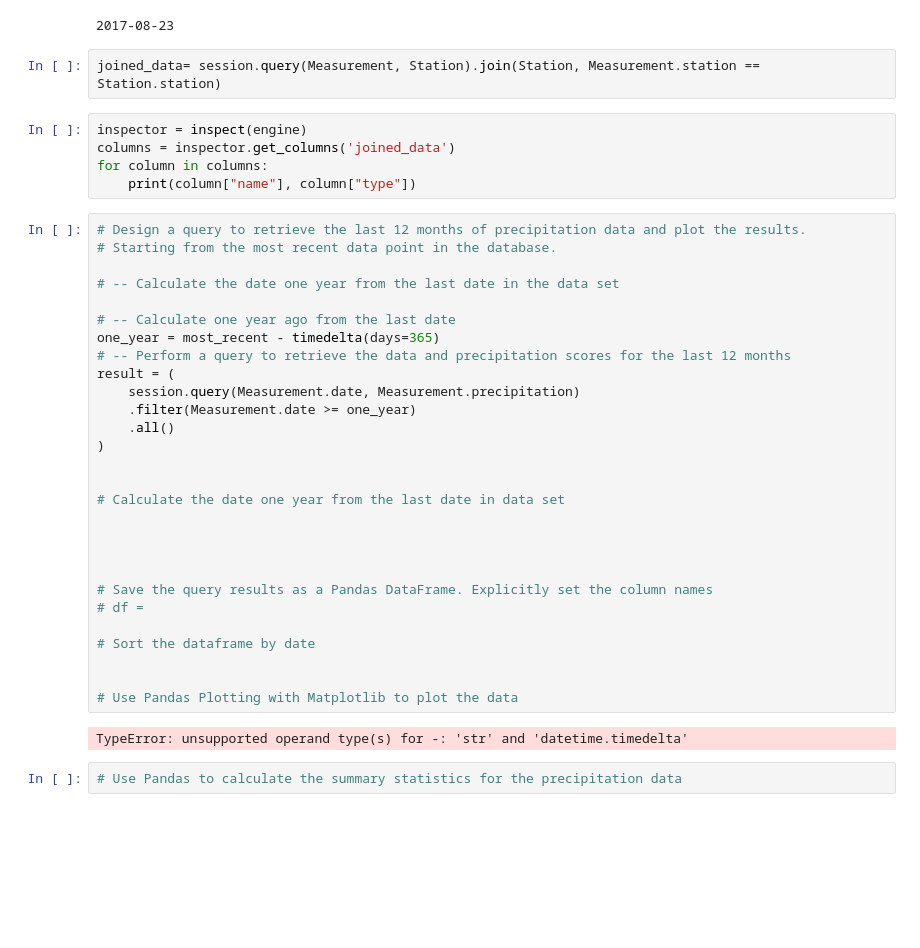
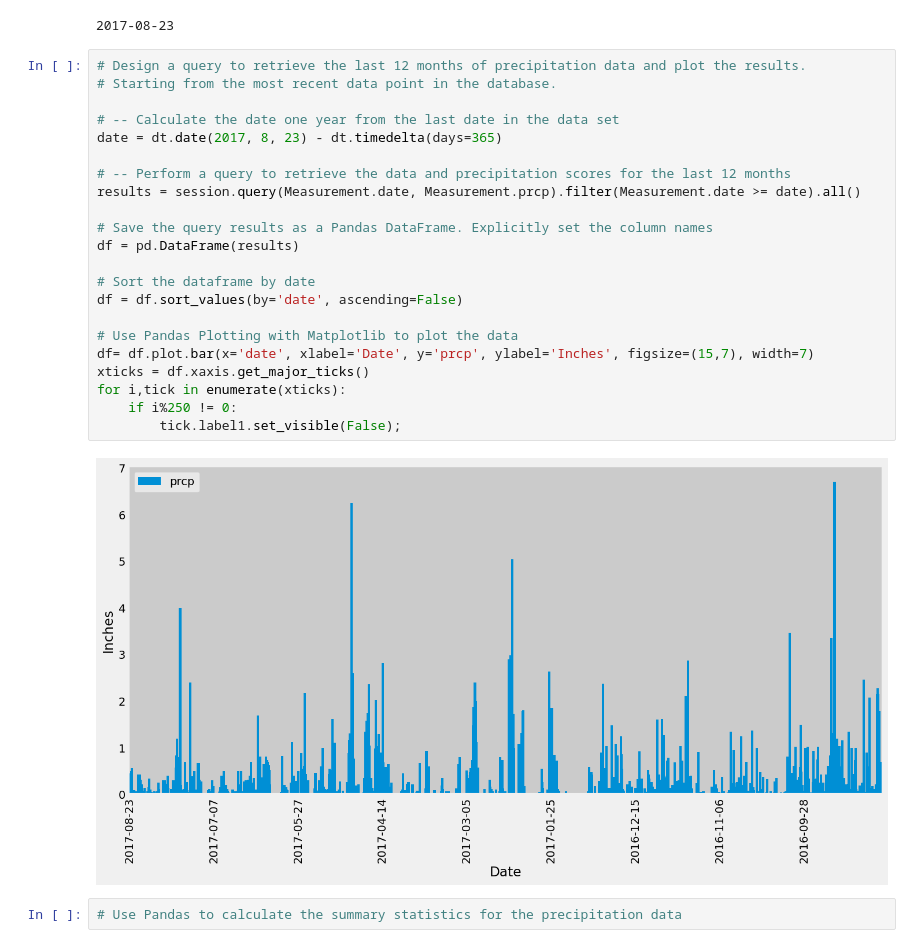
Before and after one commit to acwalker5875/sqlalchemy-challenge, a Jupyter notebook: SurfsUp/climate_solution.ipynb, the cells around one changed output. Cells and saved outputs as stored; diff of their text form; blank space fills up the shorter version.

```diff
--- a/SurfsUp/climate_solution.ipynb
+++ b/SurfsUp/climate_solution.ipynb
@@ -67,43 +67,30 @@ most_recent = session.query(func.max(Measurement.date)).scalar()
 print(most_recent)
 # %% [output]
 2017-08-23
-# %%
-joined_data= session.query(Measurement, Station).join(Station, Measurement.station == Station.station)
-# %%
-inspector = inspect(engine)
-columns = inspector.get_columns('joined_data')
-for column in columns:
-    print(column["name"], column["type"])
 # %%
 # Design a query to retrieve the last 12 months of precipitation data and plot the results.
 # Starting from the most recent data point in the database.
 
 # -- Calculate the date one year from the last date in the data set
+date = dt.date(2017, 8, 23) - dt.timedelta(days=365)
 
-# -- Calculate one year ago from the last date
-one_year = most_recent - timedelta(days=365)
 # -- Perform a query to retrieve the data and precipitation scores for the last 12 months
-result = (
-    session.query(Measurement.date, Measurement.precipitation)
-    .filter(Measurement.date >= one_year)
-    .all()
-)
-
-
-# Calculate the date one year from the last date in data set
-
-
-
+results = session.query(Measurement.date, Measurement.prcp).filter(Measurement.date >= date).all()
 
 # Save the query results as a Pandas DataFrame. Explicitly set the column names
-# df =
+df = pd.DataFrame(results)
 
 # Sort the dataframe by date
-
+df = df.sort_values(by='date', ascending=False)
 
 # Use Pandas Plotting with Matplotlib to plot the data
+df= df.plot.bar(x='date', xlabel='Date', y='prcp', ylabel='Inches', figsize=(15,7), width=7)
+xticks = df.xaxis.get_major_ticks()
+for i,tick in enumerate(xticks):
+    if i%250 != 0:
+        tick.label1.set_visible(False);
 # %% [output]
-TypeError: unsupported operand type(s) for -: 'str' and 'datetime.timedelta'
+[figure, added]
 # %%
 # Use Pandas to calculate the summary statistics for the precipitation data
 # %% [output]
```
